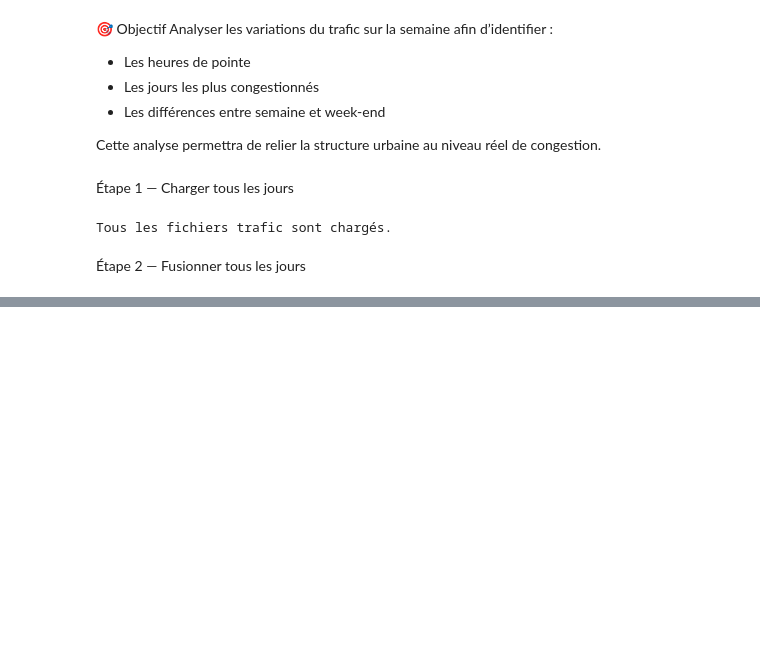
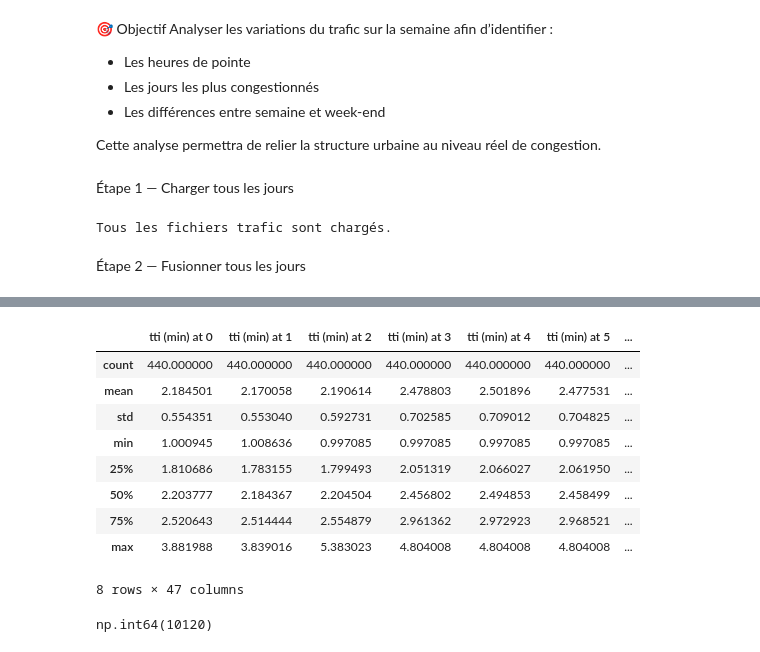
Before and after one commit to OTHMANEAY/file_rouge, a Jupyter notebook: notebooks/01_EDA.ipynb, the cells around one changed output, grey strips where cells are left out. Cells and saved outputs as stored; diff of their text form; code cells hidden in the pictures; blank space fills up the shorter version.

```diff
--- a/notebooks/01_EDA.ipynb
+++ b/notebooks/01_EDA.ipynb
@@ -616,0 +579,3 @@ df.columns = (
+# %%
+tti_columns = [col for col in df_traffic.columns if "tti" in col]
+tti_columns[:5]   # vérifier
@@ -616,0 +590,2 @@ df.columns = (
+# %%
+df_traffic["tti_mean"] = df_traffic[tti_columns].mean(axis=1)
@@ -616,0 +700,17 @@ df.columns = (
+# %%
+df_traffic[df_traffic["day"] == "Monday"][tti_columns].describe()
+# %% [output]
+|  | tti (min) at 0 | tti (min) at 1 | tti (min) at 2 | tti (min) at 3 | tti (min) at 4 | tti (min) at 5 | ... |
+| count | 440.000000 | 440.000000 | 440.000000 | 440.000000 | 440.000000 | 440.000000 | ... |
+| mean | 2.184501 | 2.170058 | 2.190614 | 2.478803 | 2.501896 | 2.477531 | ... |
+| std | 0.554351 | 0.553040 | 0.592731 | 0.702585 | 0.709012 | 0.704825 | ... |
+| min | 1.000945 | 1.008636 | 0.997085 | 0.997085 | 0.997085 | 0.997085 | ... |
+| 25% | 1.810686 | 1.783155 | 1.799493 | 2.051319 | 2.066027 | 2.061950 | ... |
+| 50% | 2.203777 | 2.184367 | 2.204504 | 2.456802 | 2.494853 | 2.458499 | ... |
+| 75% | 2.520643 | 2.514444 | 2.554879 | 2.961362 | 2.972923 | 2.968521 | ... |
+| max | 3.881988 | 3.839016 | 5.383023 | 4.804008 | 4.804008 | 4.804008 | ... |
+8 rows × 47 columns
+# %%
+df_traffic[df_traffic["day"] == "Monday"][tti_columns].isna().sum().sum()
+# %% [output]
+np.int64(10120)
```
Also changed, not shown: parts of 25 cells of this notebook, 2 other files.
